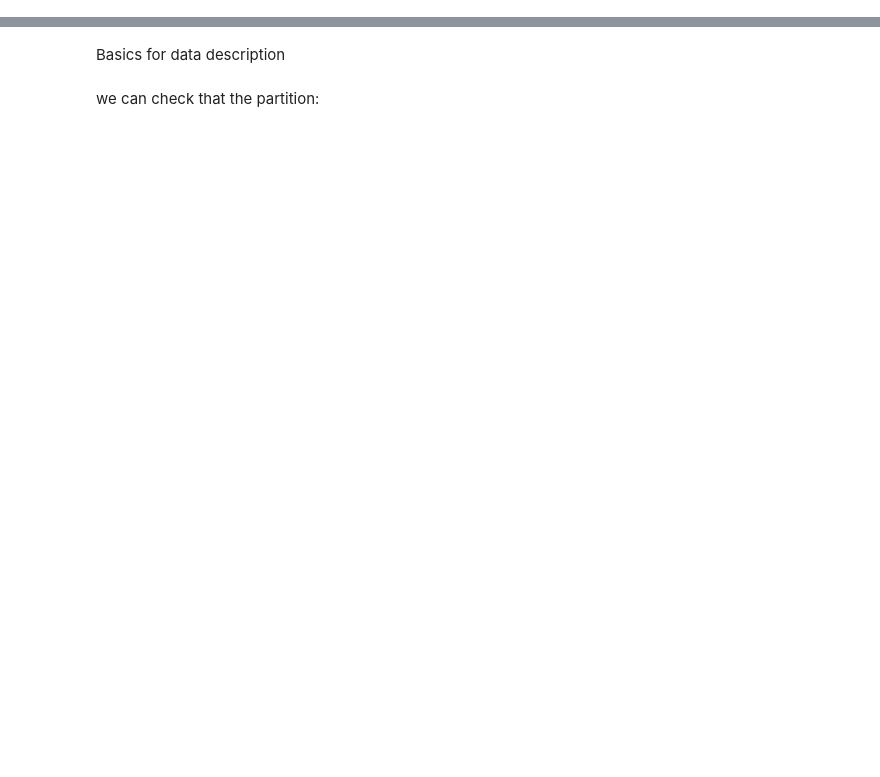
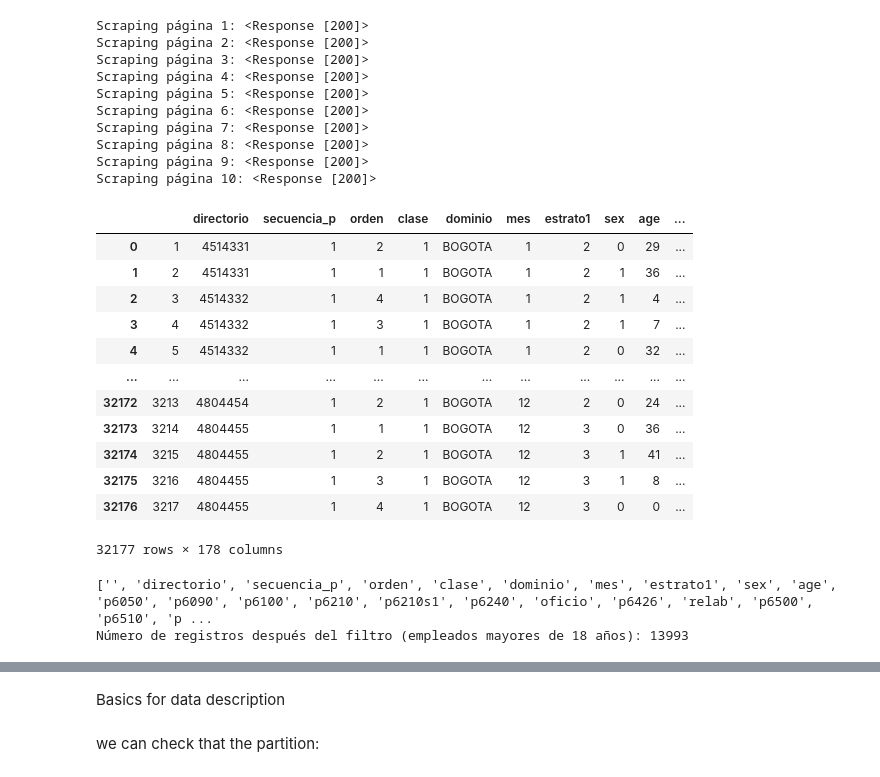
Before and after one commit to carolinabasile/ProblemSet1_MachineLearning, a Jupyter notebook: Analysis.ipynb, the cells around one changed output, grey strips where cells are left out. Cells and saved outputs as stored; diff of their text form; code cells hidden in the pictures; blank space fills up the shorter version.

```diff
--- a/Analysis.ipynb
+++ b/Analysis.ipynb
@@ -2,0 +11,78 @@
+# %%
+# Armamos una lista para almacenar todos los datos
+data = []
+
+# Base URL de las páginas
+base_url = 'https://ignaciomsarmiento.github.io/GEIH2018_sample/pages/geih_page_{}.html'
+
+# Iteramos sobre las 10 páginas
+for i in range(1, 11):
+
+    # Construimos la URL de la página actual
+    url = base_url.format(i)
+
+    # Enviamos solicitud HTTP
+    response = requests.get(url)
+    print(f"Scraping página {i}: {response}")  # Confirmar que la solicitud es exitosa (<Response [200]>)
+
+    # Parsear el contenido HTML
+    soup = BeautifulSoup(response.content, 'html.parser')
+
+    # Encontrar la tabla en la página
+    table = soup.find('table')
+
+    # Extraemos encabezados (solo en la primera iteración)
+    if i == 1:  # Tomar encabezados solo de la primera página
+        headers = []
+        for header in table.find_all('th'):
+            headers.append(header.text.strip())
+
+    # Extraemos filas de datos
+    for row in table.find_all('tr'):
+        row_data = []
+        for cell in row.find_all('td'):
+            row_data.append(cell.text.strip())
+        if row_data:  # Agregar solo filas con datos
+            data.append(row_data)
+
+# Convertimos los datos consolidados en un DataFrame
+df = pd.DataFrame(data, columns=headers)
+
+df
+# %% [output]
+Scraping página 1: <Response [200]>
+Scraping página 2: <Response [200]>
+Scraping página 3: <Response [200]>
+Scraping página 4: <Response [200]>
+Scraping página 5: <Response [200]>
+Scraping página 6: <Response [200]>
+Scraping página 7: <Response [200]>
+Scraping página 8: <Response [200]>
+Scraping página 9: <Response [200]>
+Scraping página 10: <Response [200]>
+|  |  | directorio | secuencia_p | orden | clase | dominio | mes | estrato1 | sex | age | ... |
+| 0 | 1 | 4514331 | 1 | 2 | 1 | BOGOTA | 1 | 2 | 0 | 29 | ... |
+| 1 | 2 | 4514331 | 1 | 1 | 1 | BOGOTA | 1 | 2 | 1 | 36 | ... |
+| 2 | 3 | 4514332 | 1 | 4 | 1 | BOGOTA | 1 | 2 | 1 | 4 | ... |
+| 3 | 4 | 4514332 | 1 | 3 | 1 | BOGOTA | 1 | 2 | 1 | 7 | ... |
+| 4 | 5 | 4514332 | 1 | 1 | 1 | BOGOTA | 1 | 2 | 0 | 32 | ... |
+| ... | ... | ... | ... | ... | ... | ... | ... | ... | ... | ... | ... |
+| 32172 | 3213 | 4804454 | 1 | 2 | 1 | BOGOTA | 12 | 2 | 0 | 24 | ... |
+| 32173 | 3214 | 4804455 | 1 | 1 | 1 | BOGOTA | 12 | 3 | 0 | 36 | ... |
+| 32174 | 3215 | 4804455 | 1 | 2 | 1 | BOGOTA | 12 | 3 | 1 | 41 | ... |
+| 32175 | 3216 | 4804455 | 1 | 3 | 1 | BOGOTA | 12 | 3 | 1 | 8 | ... |
+| 32176 | 3217 | 4804455 | 1 | 4 | 1 | BOGOTA | 12 | 3 | 0 | 0 | ... |
+32177 rows × 178 columns
+# %%
+# Obtengo el nombre de todas las variables disponibles
+variables = df.columns.tolist()
+
+print(variables)
+
+# Restringimos a individuos empleados mayores de 18 años (HAY QUE REVISAR SI P6240 ES LA CORRECTA)
+df_limpio = df[(df['age'].astype(float) > 18) & (df['p6240'] == '1')]
+
+print(f"Número de registros después del filtro (empleados mayores de 18 años): {len(df_limpio)}")
+# %% [output]
+['', 'directorio', 'secuencia_p', 'orden', 'clase', 'dominio', 'mes', 'estrato1', 'sex', 'age', 'p6050', 'p6090', 'p6100', 'p6210', 'p6210s1', 'p6240', 'oficio', 'p6426', 'relab', 'p6500', 'p6510', 'p ...
+Número de registros después del filtro (empleados mayores de 18 años): 13993
```
Also changed, not shown: parts of 9 cells of this notebook.
